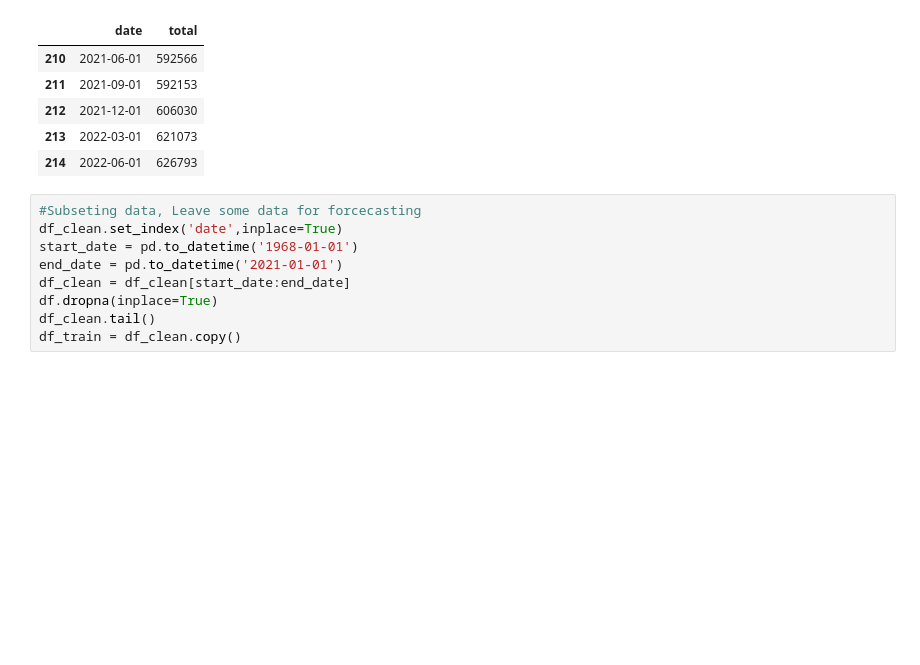
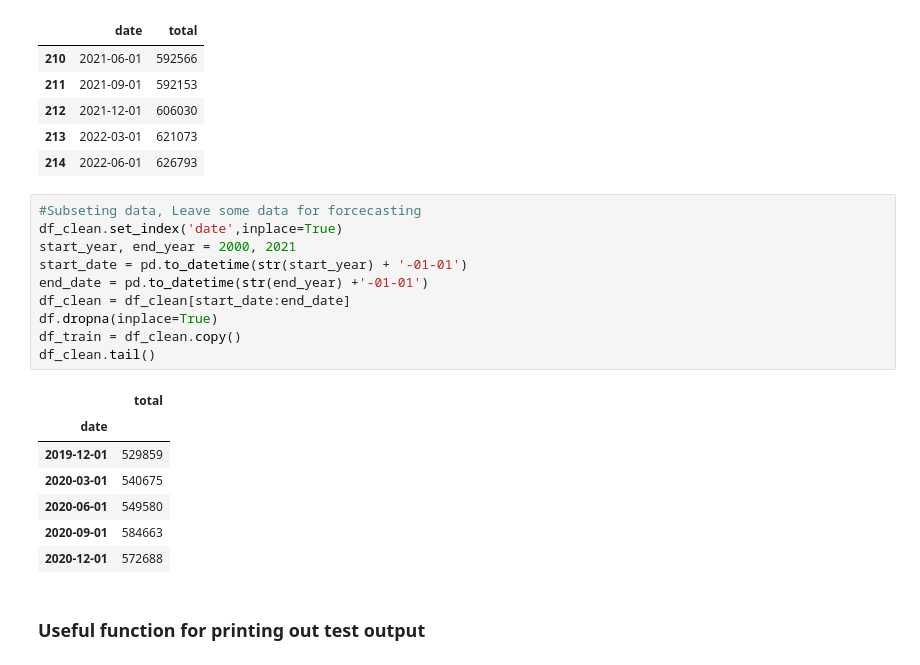
Before and after one commit to edmund844328/STAT4601_TimeSeriesForecasting, a Jupyter notebook: timeSeriesModelPy.ipynb, the cells around one changed output. Drawn from its saved outputs; the diff is of its cells as text; blank space fills up the shorter version.

```diff
--- a/timeSeriesModelPy.ipynb
+++ b/timeSeriesModelPy.ipynb
@@ -50,10 +53,21 @@ df_clean.tail()
 # %%
 #Subseting data, Leave some data for forcecasting
 df_clean.set_index('date',inplace=True)
-start_date = pd.to_datetime('1968-01-01')
-end_date = pd.to_datetime('2021-01-01')
+start_year, end_year = 2000, 2021
+start_date = pd.to_datetime(str(start_year) + '-01-01')
+end_date = pd.to_datetime(str(end_year) +'-01-01')
 df_clean = df_clean[start_date:end_date]
 df.dropna(inplace=True)
+df_train = df_clean.copy()
 df_clean.tail()
-df_train = df_clean.copy()
+# %% [output]
+|  | total |
+| date |  |
+| 2019-12-01 | 529859 |
+| 2020-03-01 | 540675 |
+| 2020-06-01 | 549580 |
+| 2020-09-01 | 584663 |
+| 2020-12-01 | 572688 |
+# %% [markdown]
+### Useful function for printing out test output
 # %%
```
Also changed, not shown: parts of 17 cells of this notebook.
